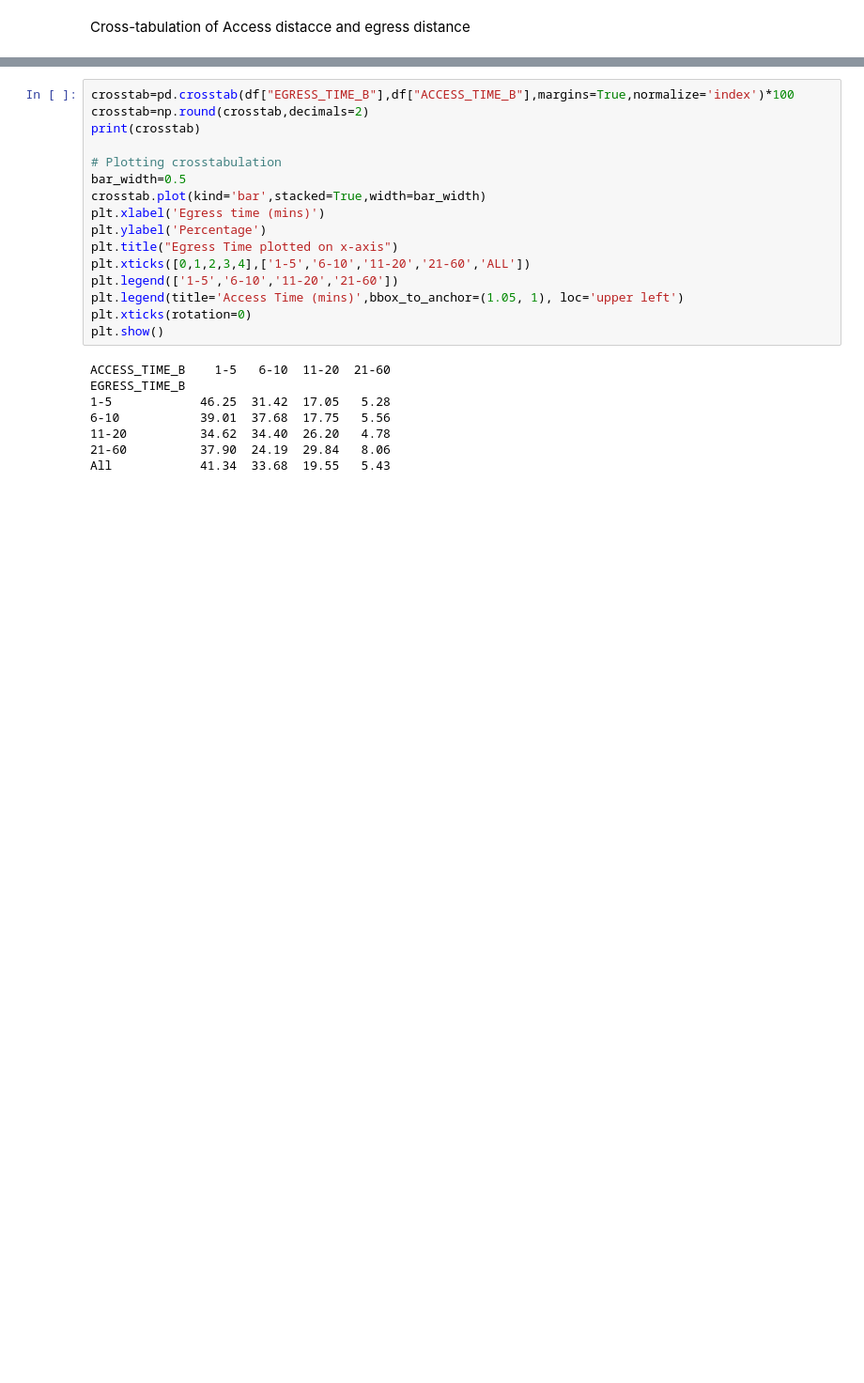
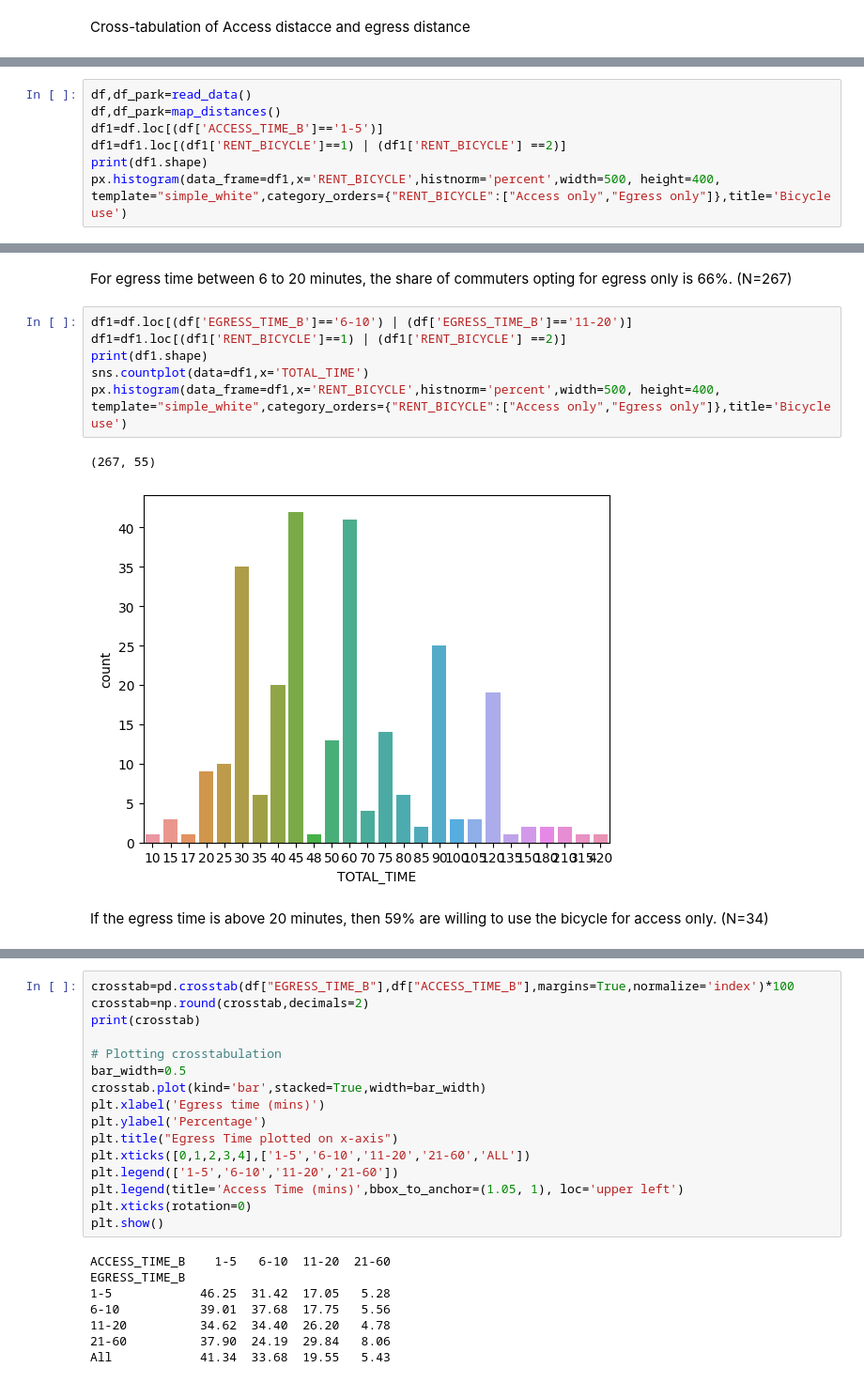
Before and after one commit to Gavaskar24/Metro, a Jupyter notebook: EDA.ipynb, the cells around one changed output, grey strips where cells are left out. Shown at 94% size. Saved outputs shown, nothing was run; the diff lists cells and outputs as text; blank space fills up the shorter version.

```diff
--- a/EDA.ipynb
+++ b/EDA.ipynb
@@ -203,0 +318,7 @@ df['EGRESS_TIME_B'] = pd.cut(df['EGRESS_TIME'], bins=bins, labels=labels)
+# %%
+df,df_park=read_data()
+df,df_park=map_distances()
+df1=df.loc[(df['ACCESS_TIME_B']=='1-5')]
+df1=df1.loc[(df1['RENT_BICYCLE']==1) | (df1['RENT_BICYCLE'] ==2)]
+print(df1.shape)
+px.histogram(data_frame=df1,x='RENT_BICYCLE',histnorm='percent',width=500, height=400, template="simple_white",category_orders={"RENT_BICYCLE":["Access only","Egress only"]},title='Bicycle use')
@@ -203,0 +362,13 @@ df['EGRESS_TIME_B'] = pd.cut(df['EGRESS_TIME'], bins=bins, labels=labels)
+# %% [markdown]
+For egress time between 6 to 20 minutes, the share of commuters opting for egress only is 66%. (N=267)
+# %%
+df1=df.loc[(df['EGRESS_TIME_B']=='6-10') | (df['EGRESS_TIME_B']=='11-20')]
+df1=df1.loc[(df1['RENT_BICYCLE']==1) | (df1['RENT_BICYCLE'] ==2)]
+print(df1.shape)
+sns.countplot(data=df1,x='TOTAL_TIME')
+px.histogram(data_frame=df1,x='RENT_BICYCLE',histnorm='percent',width=500, height=400, template="simple_white",category_orders={"RENT_BICYCLE":["Access only","Egress only"]},title='Bicycle use')
+# %% [output]
+(267, 55)
+[figure, added]
+# %% [markdown]
+If the egress time is above 20 minutes, then 59% are willing to use the bicycle for access only. (N=34)
```
Also changed, not shown: parts of 46 cells of this notebook.
